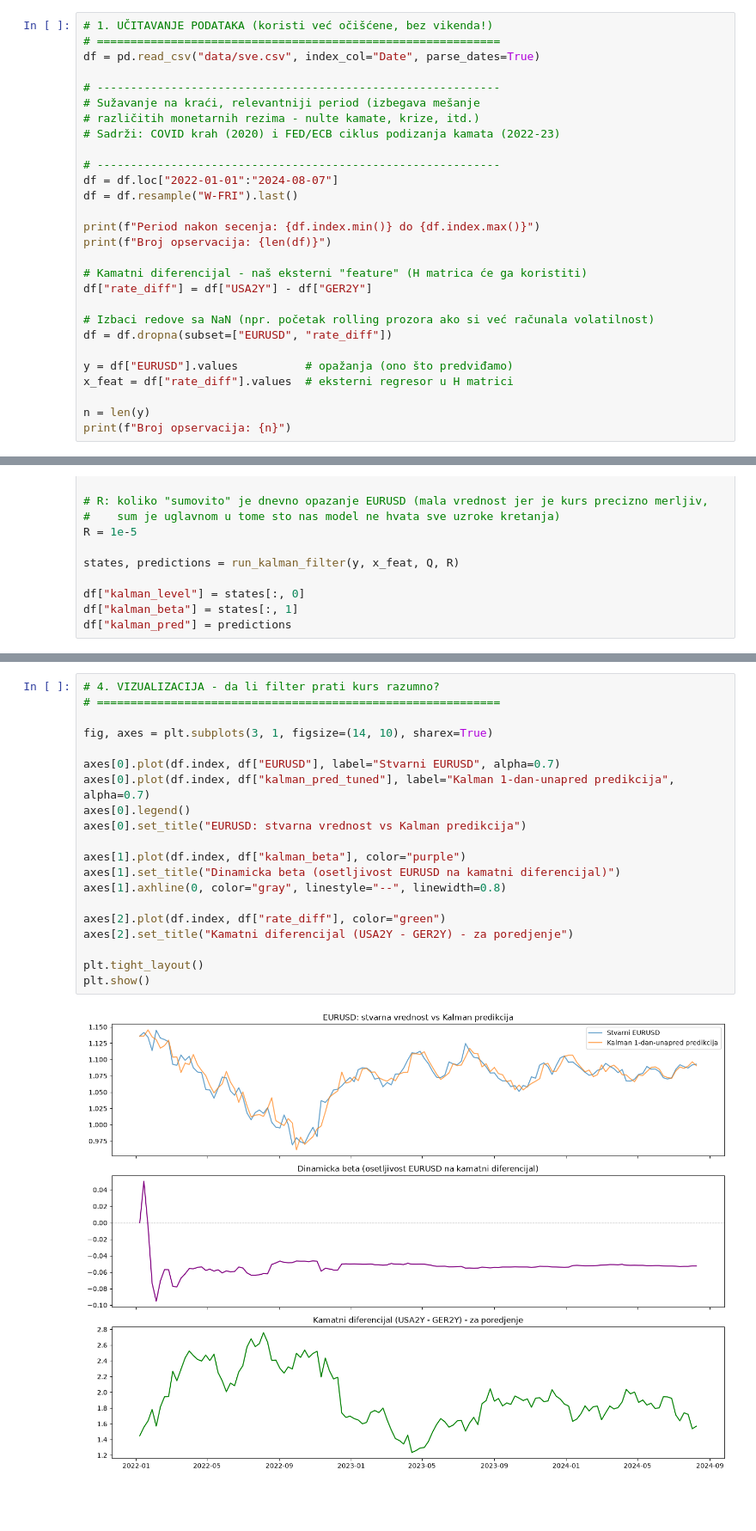
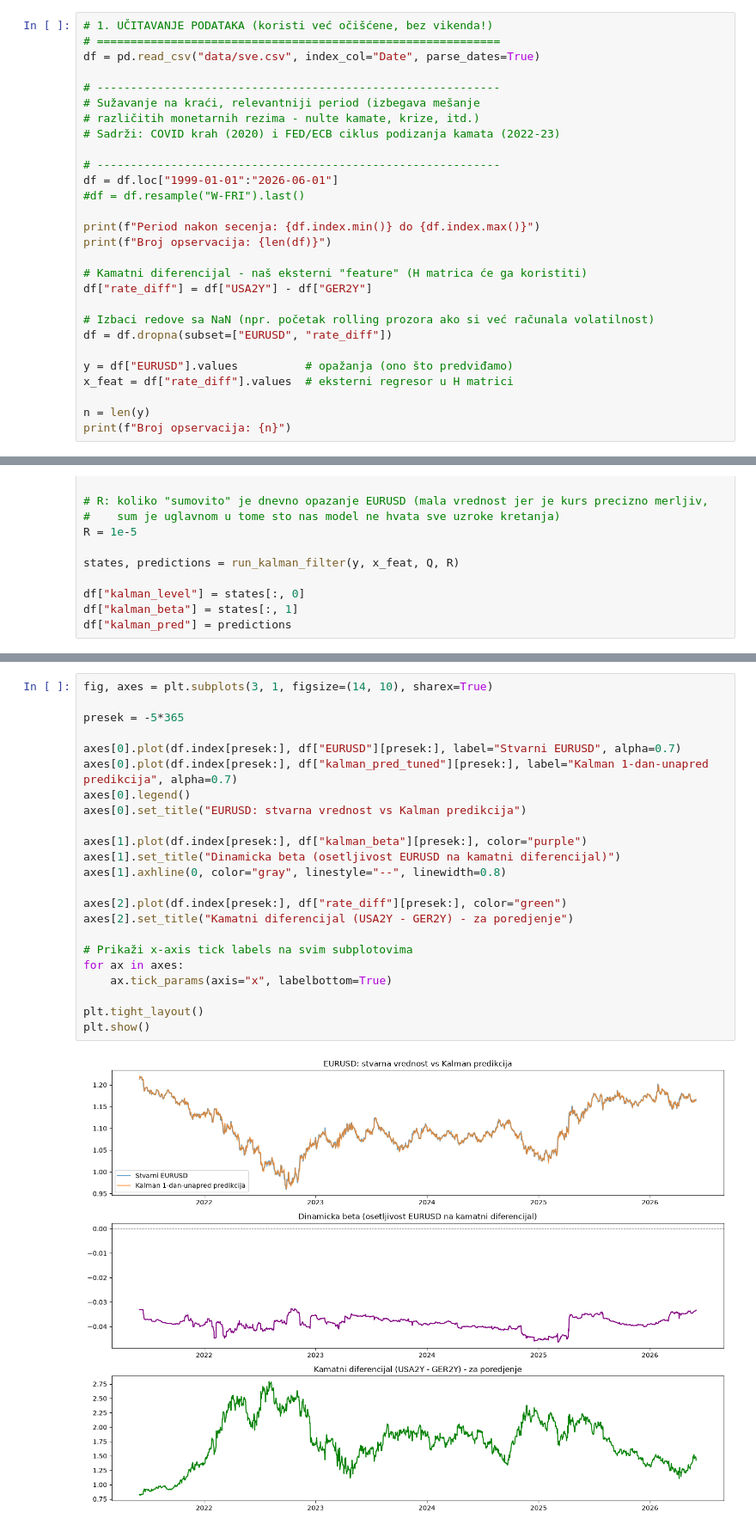
Before and after one commit to Aca792/Currency-Ecxhange-Rate-Predictor, a Jupyter notebook: kalmanov_filter.ipynb, the cells around one changed output, grey strips where cells are left out. Shown at 86% size. Cells and saved outputs as stored; diff of their text form; blank space fills up the shorter version.

```diff
--- a/kalmanov_filter.ipynb
+++ b/kalmanov_filter.ipynb
@@ -13,8 +13,8 @@ df = pd.read_csv("data/sve.csv", index_col="Date", parse_dates=True)
 # Sadrži: COVID krah (2020) i FED/ECB ciklus podizanja kamata (2022-23)
 
 # ------------------------------------------------------------
-df = df.loc["2022-01-01":"2024-08-07"]
-df = df.resample("W-FRI").last()
+df = df.loc["1999-01-01":"2026-06-01"]
+#df = df.resample("W-FRI").last()
 
 print(f"Period nakon secenja: {df.index.min()} do {df.index.max()}")
 print(f"Broj opservacija: {len(df)}")
@@ -240,22 +240,25 @@ Kalman RMSE: 0.00652
 # %%
-# 4. VIZUALIZACIJA - da li filter prati kurs razumno?
-# ============================================================
-
 fig, axes = plt.subplots(3, 1, figsize=(14, 10), sharex=True)
 
-axes[0].plot(df.index, df["EURUSD"], label="Stvarni EURUSD", alpha=0.7)
-axes[0].plot(df.index, df["kalman_pred_tuned"], label="Kalman 1-dan-unapred predikcija", alpha=0.7)
+presek = -5*365
+
+axes[0].plot(df.index[presek:], df["EURUSD"][presek:], label="Stvarni EURUSD", alpha=0.7)
+axes[0].plot(df.index[presek:], df["kalman_pred_tuned"][presek:], label="Kalman 1-dan-unapred predikcija", alpha=0.7)
 axes[0].legend()
 axes[0].set_title("EURUSD: stvarna vrednost vs Kalman predikcija")
 
-axes[1].plot(df.index, df["kalman_beta"], color="purple")
+axes[1].plot(df.index[presek:], df["kalman_beta"][presek:], color="purple")
 axes[1].set_title("Dinamicka beta (osetljivost EURUSD na kamatni diferencijal)")
 axes[1].axhline(0, color="gray", linestyle="--", linewidth=0.8)
 
-axes[2].plot(df.index, df["rate_diff"], color="green")
+axes[2].plot(df.index[presek:], df["rate_diff"][presek:], color="green")
 axes[2].set_title("Kamatni diferencijal (USA2Y - GER2Y) - za poredjenje")
+
+# Prikaži x-axis tick labels na svim subplotovima
+for ax in axes:
+    ax.tick_params(axis="x", labelbottom=True)
 
 plt.tight_layout()
 plt.show()
 # %% [output]
-[figure, old version]
+[figure, new version]
```
Also changed, not shown: parts of 4 cells of this notebook, 8 other files.
